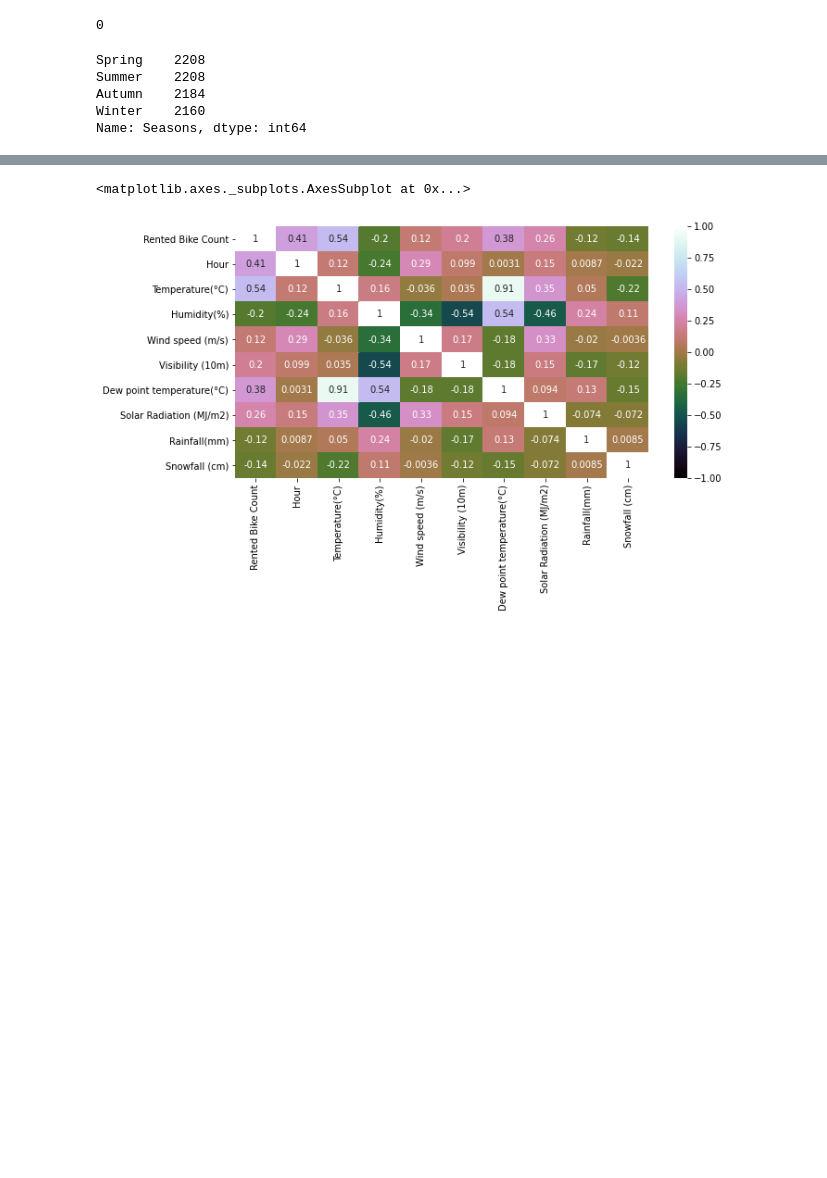
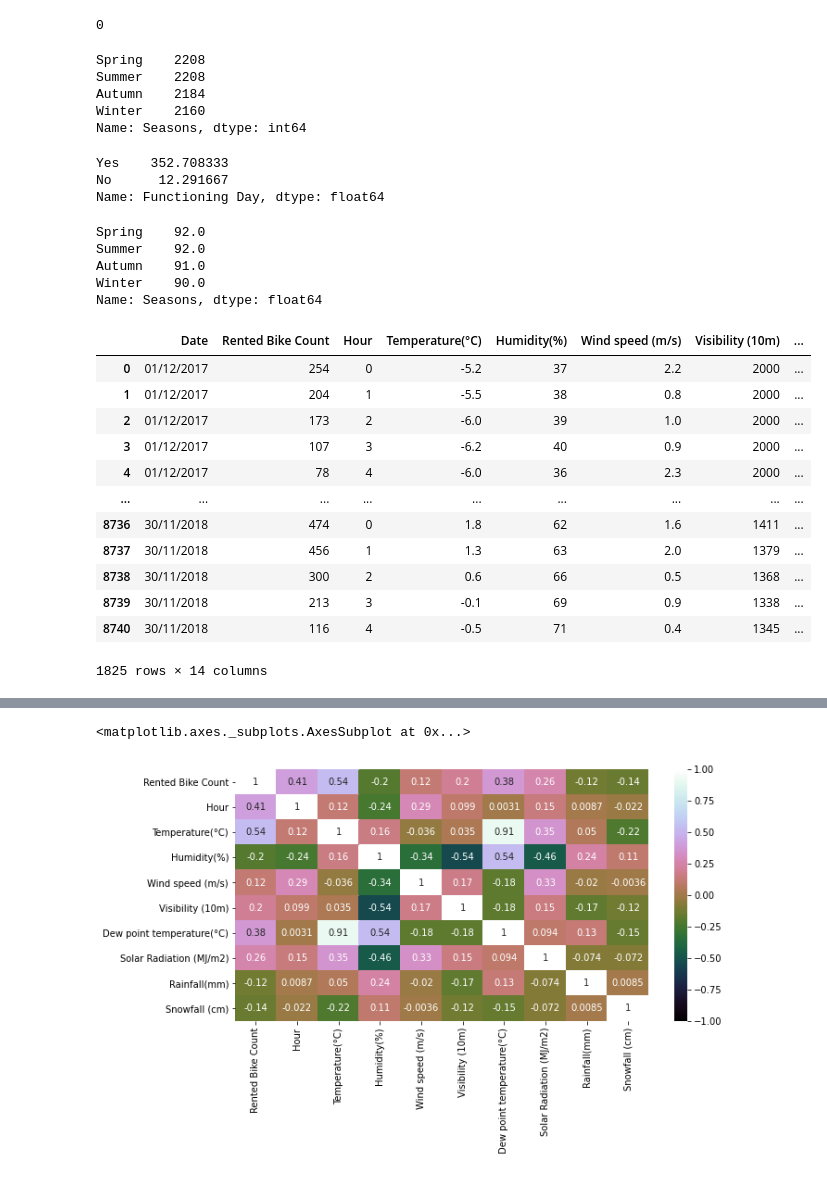
Before and after one commit to NayanaPradeep/Bike_Sharing_Demand, a Jupyter notebook: Bike_Sharing_Demand_Prediction_Capstone_Project.ipynb, the cells around one changed output, grey strips where cells are left out. Drawn from its saved outputs; the diff is of its cells as text; code cells hidden in the pictures; blank space fills up the shorter version.

```diff
--- a/Bike_Sharing_Demand_Prediction_Capstone_Project.ipynb
+++ b/Bike_Sharing_Demand_Prediction_Capstone_Project.ipynb
@@ -213,3 +213,36 @@ Summer    2208
 Autumn    2184
 Winter    2160
 Name: Seasons, dtype: int64
+# %%
+#Finding the number of records for each of the seasons
+bikedata_df["Functioning Day"].value_counts()/24
+# %% [output]
+Yes    352.708333
+No      12.291667
+Name: Functioning Day, dtype: float64
+# %%
+#Finding the number of days in a year for each of the seasons
+bikedata_df["Seasons"].value_counts()/24
+# %% [output]
+Spring    92.0
+Summer    92.0
+Autumn    91.0
+Winter    90.0
+Name: Seasons, dtype: float64
+# %%
+ByDate_df = bikedata_df.groupby('Date')
+ByDate_df.head()
+# %% [output]
+|  | Date | Rented Bike Count | Hour | Temperature(°C) | Humidity(%) | Wind speed (m/s) | Visibility (10m) | ... |
+| 0 | 01/12/2017 | 254 | 0 | -5.2 | 37 | 2.2 | 2000 | ... |
+| 1 | 01/12/2017 | 204 | 1 | -5.5 | 38 | 0.8 | 2000 | ... |
+| 2 | 01/12/2017 | 173 | 2 | -6.0 | 39 | 1.0 | 2000 | ... |
+| 3 | 01/12/2017 | 107 | 3 | -6.2 | 40 | 0.9 | 2000 | ... |
+| 4 | 01/12/2017 | 78 | 4 | -6.0 | 36 | 2.3 | 2000 | ... |
+| ... | ... | ... | ... | ... | ... | ... | ... | ... |
+| 8736 | 30/11/2018 | 474 | 0 | 1.8 | 62 | 1.6 | 1411 | ... |
+| 8737 | 30/11/2018 | 456 | 1 | 1.3 | 63 | 2.0 | 1379 | ... |
+| 8738 | 30/11/2018 | 300 | 2 | 0.6 | 66 | 0.5 | 1368 | ... |
+| 8739 | 30/11/2018 | 213 | 3 | -0.1 | 69 | 0.9 | 1338 | ... |
+| 8740 | 30/11/2018 | 116 | 4 | -0.5 | 71 | 0.4 | 1345 | ... |
+1825 rows × 14 columns
```
Also changed, not shown: parts of 17 cells of this notebook.
